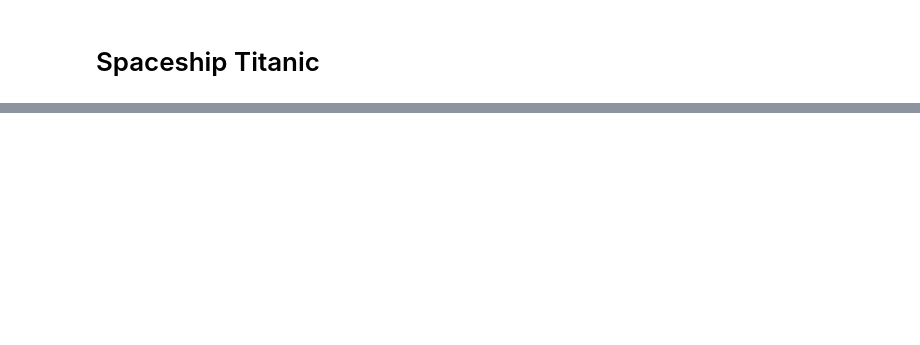
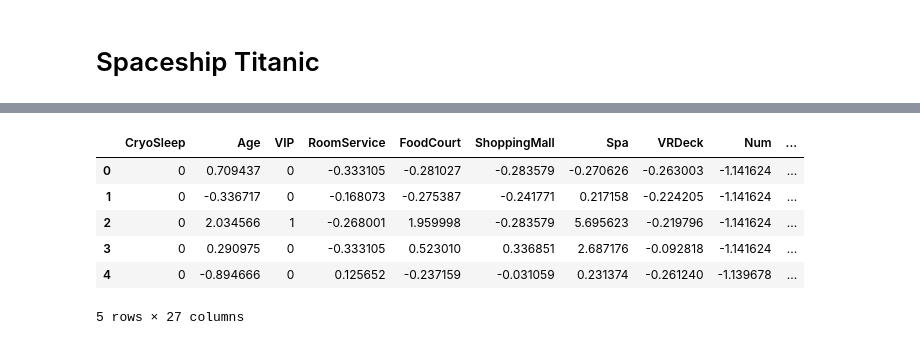
Before and after one commit to astroid19/Spaceship_Titanic, a Jupyter notebook: source /spaceship_titanic.ipynb, the cells around one changed output, grey strips where cells are left out. Saved outputs shown, nothing was run; the diff lists cells and outputs as text; code cells hidden in the pictures; blank space fills up the shorter version.

```diff
--- a/source /spaceship_titanic.ipynb
+++ b/source /spaceship_titanic.ipynb
@@ -188,0 +87,5 @@ imputer = KNNImputer(n_neighbors=90)
+# %%
+train_labels = train.pop('Transported')
+
+train = train.drop(['PassengerId', 'Name', 'Destination'], axis=1)
+test = test.drop(['PassengerId', 'Name', 'Destination'], axis=1)
@@ -188,0 +144,11 @@ imputer = KNNImputer(n_neighbors=90)
+# %%
+# label encoder
+train = pd.concat([train, pd.get_dummies(train[['Deck', 'Side', 'HomePlanet']])], axis=1)
+train = pd.concat([train, pd.get_dummies(train['AgeCategories'])], axis=1)
+
+
+train[['CryoSleep', 'VIP','Deck_T', 'Side_P', 'Side_S', 'HomePlanet_Earth','HomePlanet_Europa','HomePlanet_Mars', 'first', 'second', 'third', 'fourth']] = train[['CryoSleep', 'VIP','Deck_T', 'Side_P', 'Side_S', 'HomePlanet_Earth','HomePlanet_Europa','HomePlanet_Mars', 'first', 'second', 'third', 'fourth']].apply(LabelEncoder().fit_transform)
+
+
+train = train.drop(['Deck', 'Side', 'HomePlanet', 'AgeCategories'], axis=1)
+train_labels = LabelEncoder().fit_transform(train_labels)
@@ -188,0 +164,18 @@ imputer = KNNImputer(n_neighbors=90)
+# %%
+scaler = StandardScaler()
+
+float_columns = train.select_dtypes(include=['float64']).columns
+train[float_columns] = scaler.fit_transform(train[float_columns])
+
+float_columns_test = test.select_dtypes(include=['float64']).columns
+test[float_columns_test] = scaler.transform(test[float_columns_test])
+# %%
+train.head()
+# %% [output]
+|  | CryoSleep | Age | VIP | RoomService | FoodCourt | ShoppingMall | Spa | VRDeck | Num | ... |
+| 0 | 0 | 0.709437 | 0 | -0.333105 | -0.281027 | -0.283579 | -0.270626 | -0.263003 | -1.141624 | ... |
+| 1 | 0 | -0.336717 | 0 | -0.168073 | -0.275387 | -0.241771 | 0.217158 | -0.224205 | -1.141624 | ... |
+| 2 | 0 | 2.034566 | 1 | -0.268001 | 1.959998 | -0.283579 | 5.695623 | -0.219796 | -1.141624 | ... |
+| 3 | 0 | 0.290975 | 0 | -0.333105 | 0.523010 | 0.336851 | 2.687176 | -0.092818 | -1.141624 | ... |
+| 4 | 0 | -0.894666 | 0 | 0.125652 | -0.237159 | -0.031059 | 0.231374 | -0.261240 | -1.139678 | ... |
+5 rows × 27 columns
```
Also changed, not shown: parts of 35 cells of this notebook, 3 other files.
